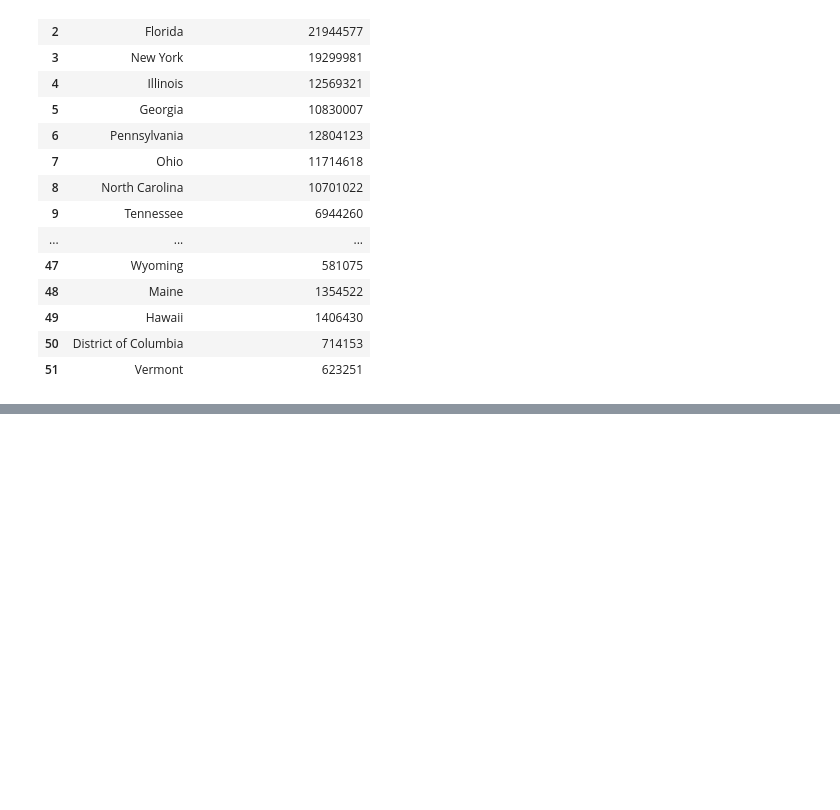
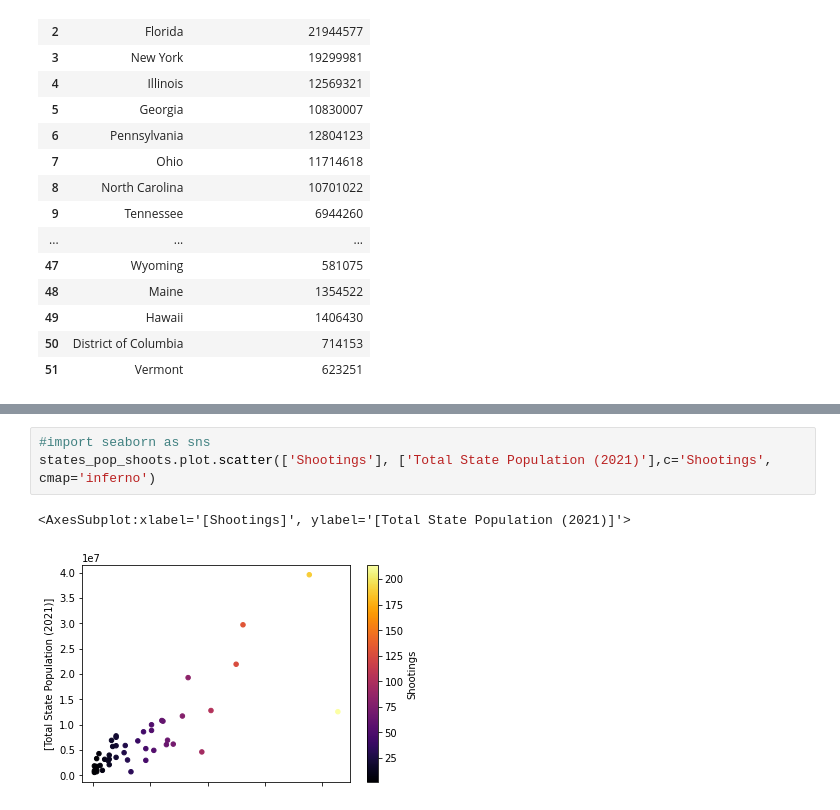
Before and after one commit to panxolopez/proyecto_mineria, a Jupyter notebook: proyecto_data1621.ipynb, the cells around one changed output, grey strips where cells are left out. Saved outputs shown, nothing was run; the diff lists cells and outputs as text; blank space fills up the shorter version.

```diff
--- a/proyecto_data1621.ipynb
+++ b/proyecto_data1621.ipynb
@@ -241,0 +246,6 @@ states_pop_shoots
+# %%
+#import seaborn as sns
+states_pop_shoots.plot.scatter(['Shootings'], ['Total State Population (2021)'],c='Shootings', cmap='inferno')
+# %% [output]
+<AxesSubplot:xlabel='[Shootings]', ylabel='[Total State Population (2021)]'>
+[figure, added]
```
Also changed, not shown: parts of 13 cells of this notebook, 2 other files.
